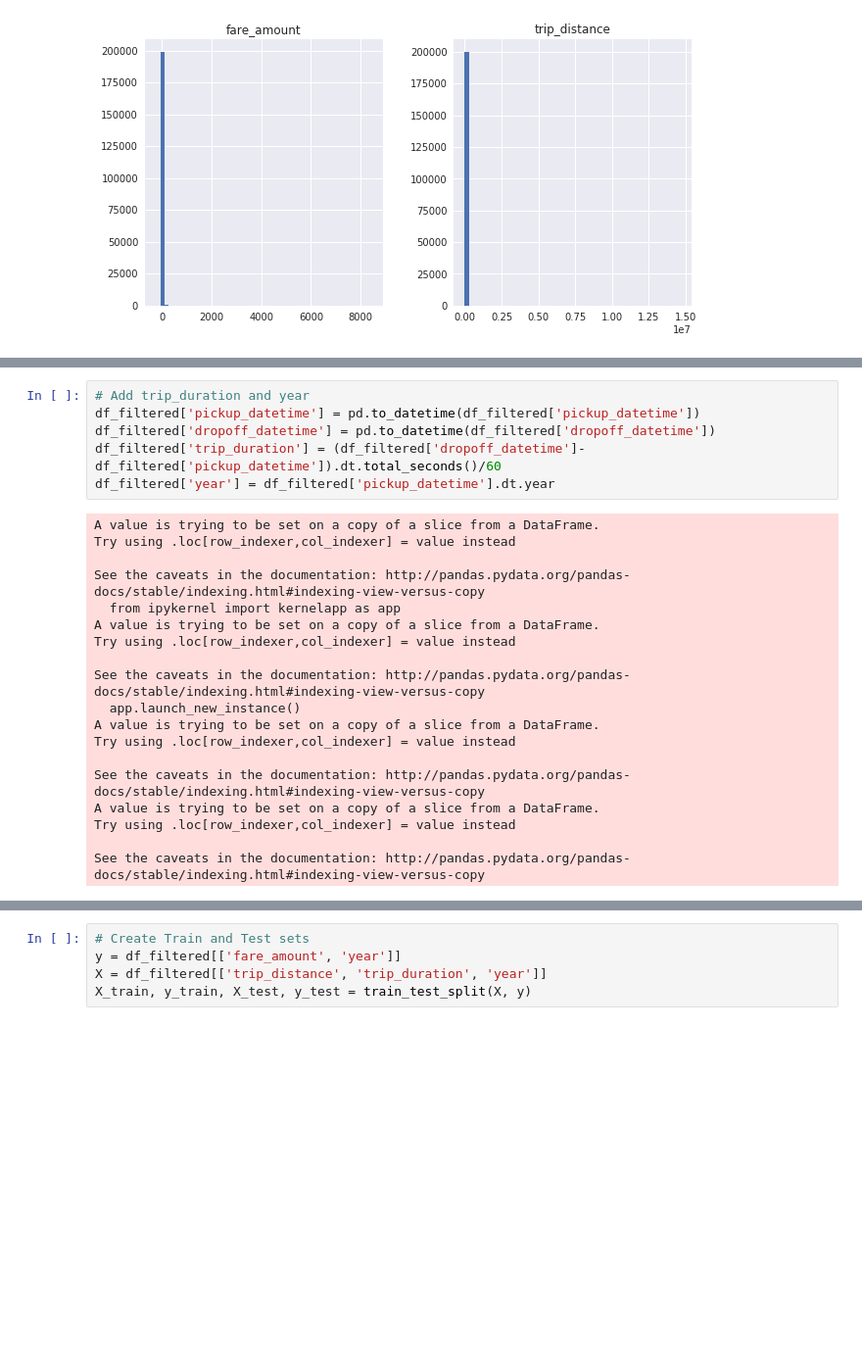
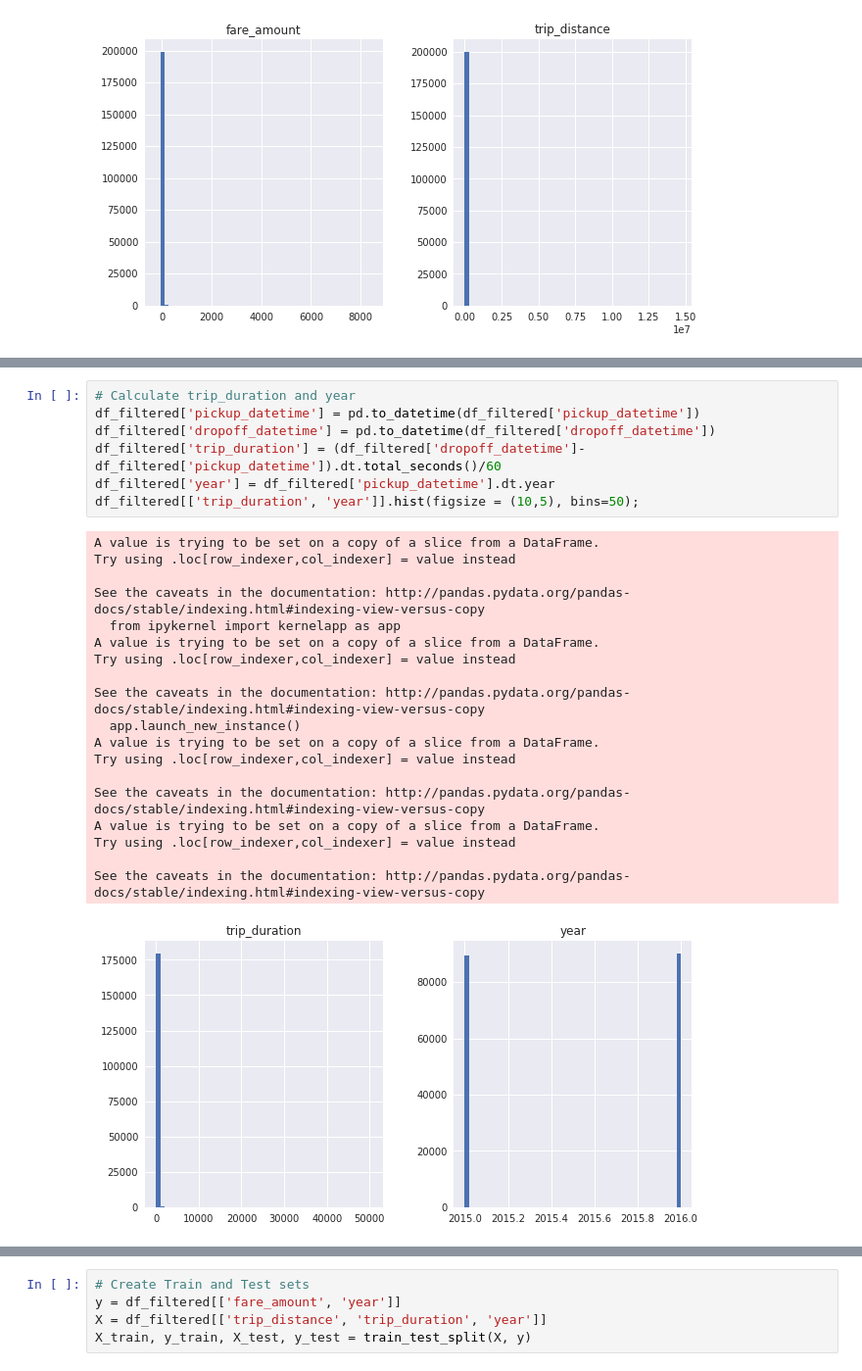
Before and after one commit to stephenleo/nyc-taxi, a Jupyter notebook: 02_Fare Prediction.ipynb, the cells around one changed output, grey strips where cells are left out. Shown at 98% size. Drawn from its saved outputs; the diff is of its cells as text; blank space fills up the shorter version.

```diff
--- a/Fare Prediction.ipynb
+++ b/02_Fare Prediction.ipynb
@@ -47,25 +55,27 @@ plt.scatter(df_filtered['trip_distance'], df_filtered['fare_amount']);
 # %%
-# Add trip_duration and year
+# Calculate trip_duration and year
 df_filtered['pickup_datetime'] = pd.to_datetime(df_filtered['pickup_datetime'])
 df_filtered['dropoff_datetime'] = pd.to_datetime(df_filtered['dropoff_datetime'])
 df_filtered['trip_duration'] = (df_filtered['dropoff_datetime']-df_filtered['pickup_datetime']).dt.total_seconds()/60
 df_filtered['year'] = df_filtered['pickup_datetime'].dt.year
+df_filtered[['trip_duration', 'year']].hist(figsize = (10,5), bins=50);
 # %% [output]
 A value is trying to be set on a copy of a slice from a DataFrame.
 Try using .loc[row_indexer,col_indexer] = value instead
 
 See the caveats in the documentation: http://pandas.pydata.org/pandas-docs/stable/indexing.html#indexing-view-versus-copy
   from ipykernel import kernelapp as app
 A value is trying to be set on a copy of a slice from a DataFrame.
 Try using .loc[row_indexer,col_indexer] = value instead
 
 See the caveats in the documentation: http://pandas.pydata.org/pandas-docs/stable/indexing.html#indexing-view-versus-copy
   app.launch_new_instance()
 A value is trying to be set on a copy of a slice from a DataFrame.
 Try using .loc[row_indexer,col_indexer] = value instead
 
 See the caveats in the documentation: http://pandas.pydata.org/pandas-docs/stable/indexing.html#indexing-view-versus-copy
 A value is trying to be set on a copy of a slice from a DataFrame.
 Try using .loc[row_indexer,col_indexer] = value instead
 
 See the caveats in the documentation: http://pandas.pydata.org/pandas-docs/stable/indexing.html#indexing-view-versus-copy
+[figure, added]
```
Also changed, not shown: parts of 31 cells of this notebook, 1 other file.
